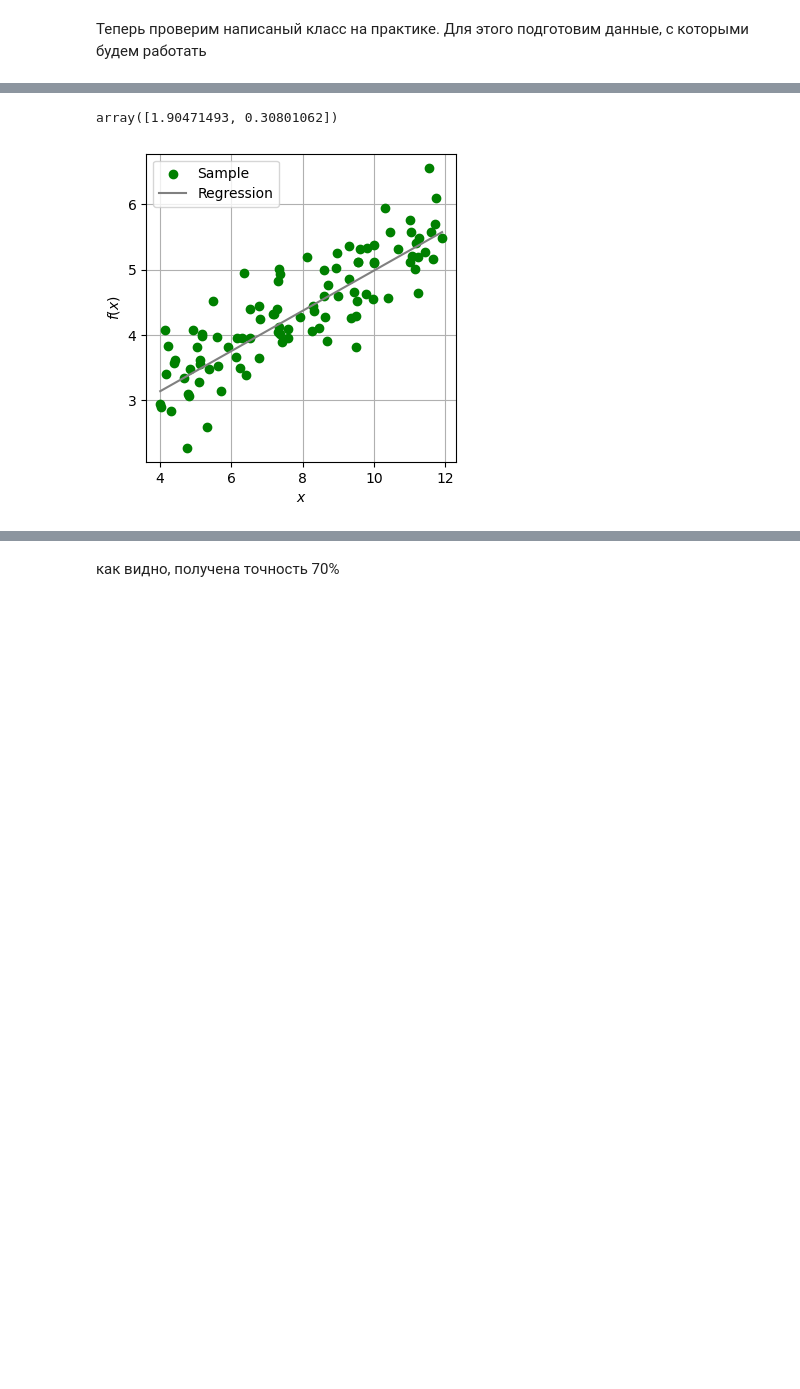
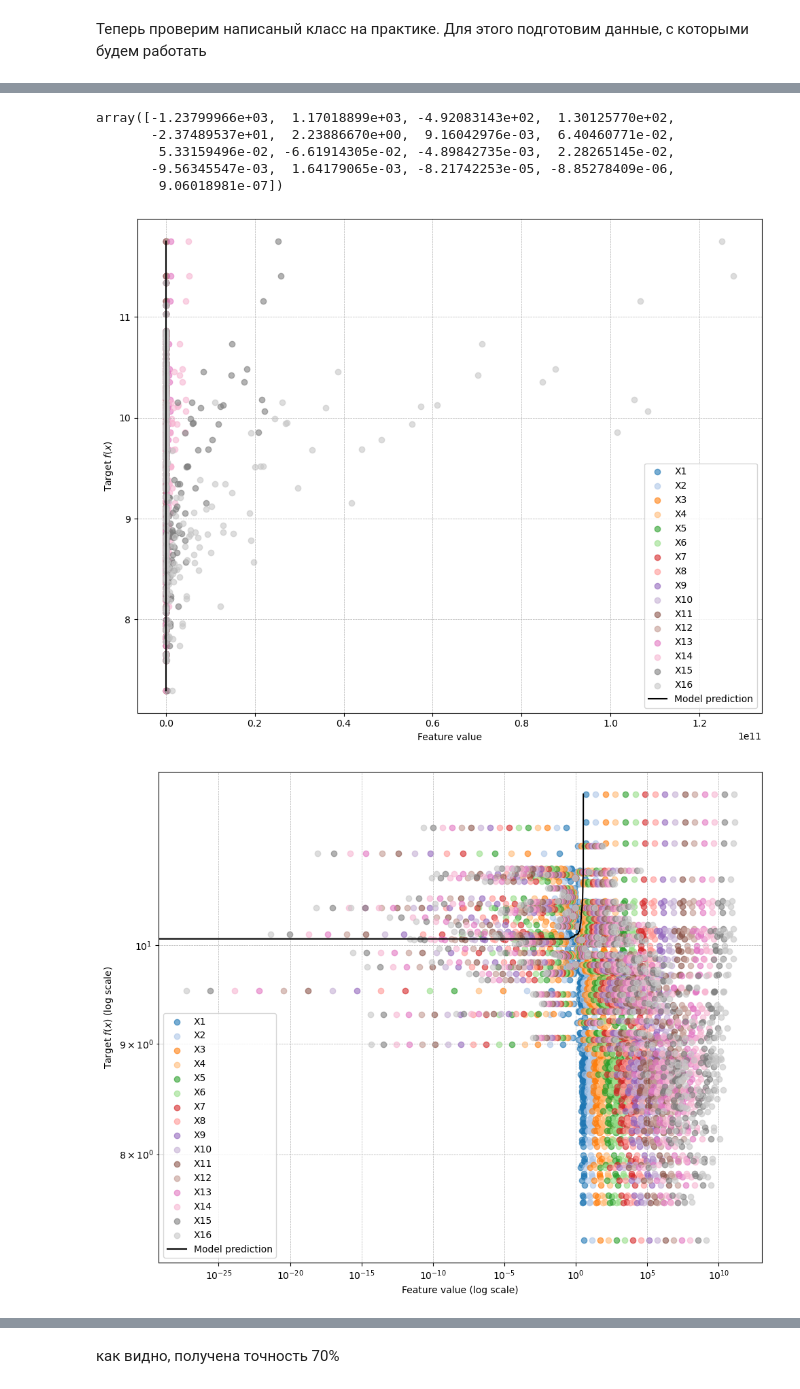
Before and after one commit to SARWX/mlmethods, a Jupyter notebook: task2.ipynb, the cells around one changed output, grey strips where cells are left out. Drawn from its saved outputs; the diff is of its cells as text; code cells hidden in the pictures; blank space fills up the shorter version.

```diff
--- a/task2.ipynb
+++ b/task2.ipynb
@@ -100,0 +222,7 @@ X, y = generate_data()
+# %%
+# Загрузка файла
+df = pd.read_csv("./regularization.csv")  # замени на реальное имя файла
+
+# Разделение на X и y
+X = df.drop(columns="Y")  # все столбцы кроме Y
+y = df["Y"]                # только столбец Y
@@ -123,12 +283,19 @@ model = CustomLinearRegression()
 model.fit(X_train, y_train)
 model.coef_
 # %% [output]
-array([1.90471493, 0.30801062])
+array([-1.23799966e+03,  1.17018899e+03, -4.92083143e+02,  1.30125770e+02,
+       -2.37489537e+01,  2.23886670e+00,  9.16042976e-03,  6.40460771e-02,
+        5.33159496e-02, -6.61914305e-02, -4.89842735e-03,  2.28265145e-02,
+       -9.56345547e-03,  1.64179065e-03, -8.21742253e-05, -8.85278409e-06,
+        9.06018981e-07])
 # %%
 # Отображение наблюдений и линии регрессии
-plot_regression(X, y, model)
+# plot_all_params_regression(X, y, model)
+plot_all_features_with_model(X, y, model, False)
+plot_all_features_with_model(X, y, model, True)
 # %% [output]
-[figure, old version]
+[figure, new version]
+[figure, added]
 # %%
 model.score(X_test, y_test)
 # %% [output]
```
Also changed, not shown: parts of 53 cells of this notebook, 1 other file.
